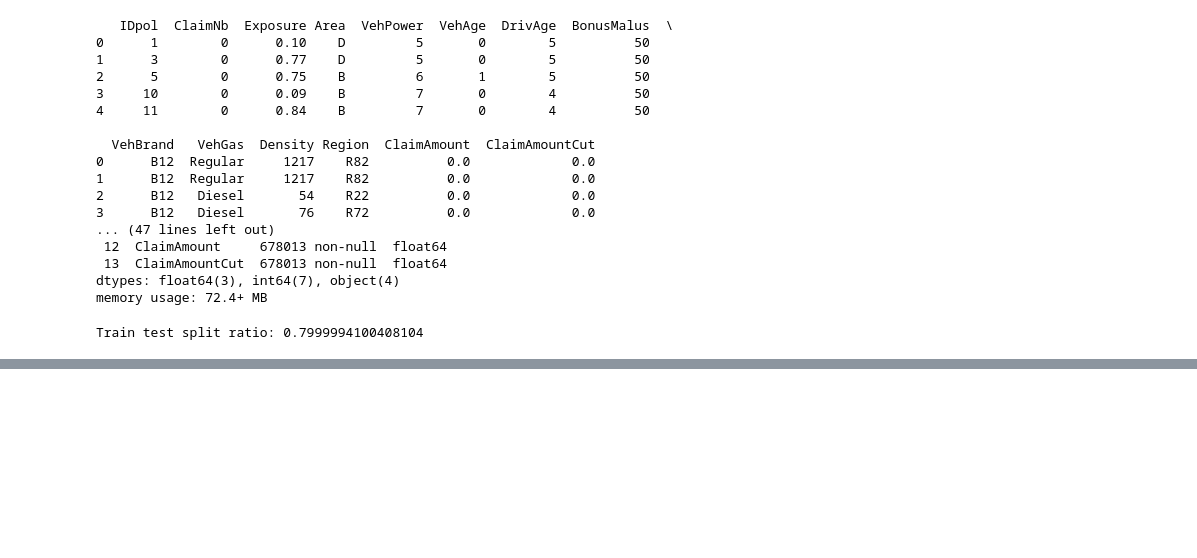
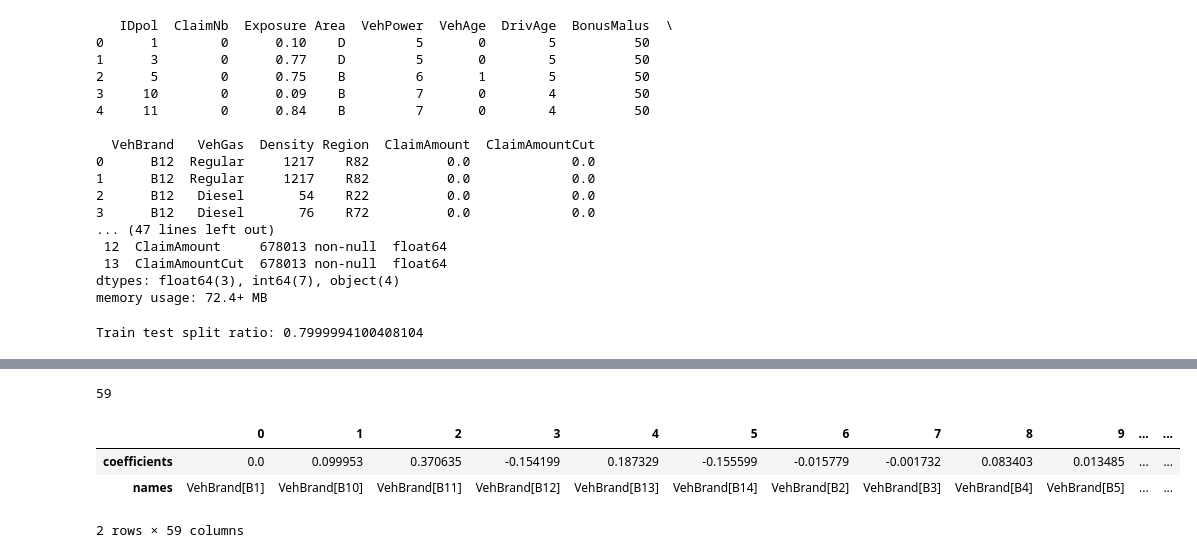
Before and after one commit to charliewarburton/ps3_claims, a Jupyter notebook: ps3/analysis.ipynb, the cells around one changed output, grey strips where cells are left out. Cells and saved outputs as stored; diff of their text form; code cells hidden in the pictures; blank space fills up the shorter version.

```diff
--- a/ps3/analysis.ipynb
+++ b/ps3/analysis.ipynb
@@ -53,0 +81,26 @@ Train test split ratio: 0.7999994100408104
+# %%
+# Set up variables
+weight = df['Exposure'].values
+df["PurePremium"] = df["ClaimAmountCut"] / df["Exposure"]
+y = df["PurePremium"]
+
+
+categoricals = ["VehBrand", "VehGas", "Region", "Area", "DrivAge", "VehAge", "VehPower"]
+predictors = categoricals + ["BonusMalus", "Density"]
+# %%
+# Set up the training and testing data
+
+X_train = df[df["sample"] == True][predictors]
+X_test = df[df["sample"] == False][predictors]
+
+y_train = df[df["sample"] == True]["PurePremium"]
+y_test = df[df["sample"] == False]["PurePremium"]
+
+# Categorize the data - transforms columns to categorical
+categorizer = Categorizer(columns=categoricals)
+
+X_train = categorizer.fit_transform(X_train)
+X_test = categorizer.transform(X_test)
+
+weights_train = df[df["sample"] == True]["Exposure"]
+weights_test = df[df["sample"] == False]["Exposure"]
@@ -53,0 +116,11 @@ Train test split ratio: 0.7999994100408104
+# %%
+print(len(t_model.coef_))
+len(t_model.feature_names_)
+
+pd.DataFrame({"coefficients": t_model.coef_, "names": t_model.feature_names_}).T
+# %% [output]
+59
+|  | 0 | 1 | 2 | 3 | 4 | 5 | 6 | 7 | 8 | 9 | ... | ... |
+| coefficients | 0.0 | 0.099953 | 0.370635 | -0.154199 | 0.187329 | -0.155599 | -0.015779 | -0.001732 | 0.083403 | 0.013485 | ... | ... |
+| names | VehBrand[B1] | VehBrand[B10] | VehBrand[B11] | VehBrand[B12] | VehBrand[B13] | VehBrand[B14] | VehBrand[B2] | VehBrand[B3] | VehBrand[B4] | VehBrand[B5] | ... | ... |
+2 rows × 59 columns
```
Also changed, not shown: parts of 5 cells of this notebook.
